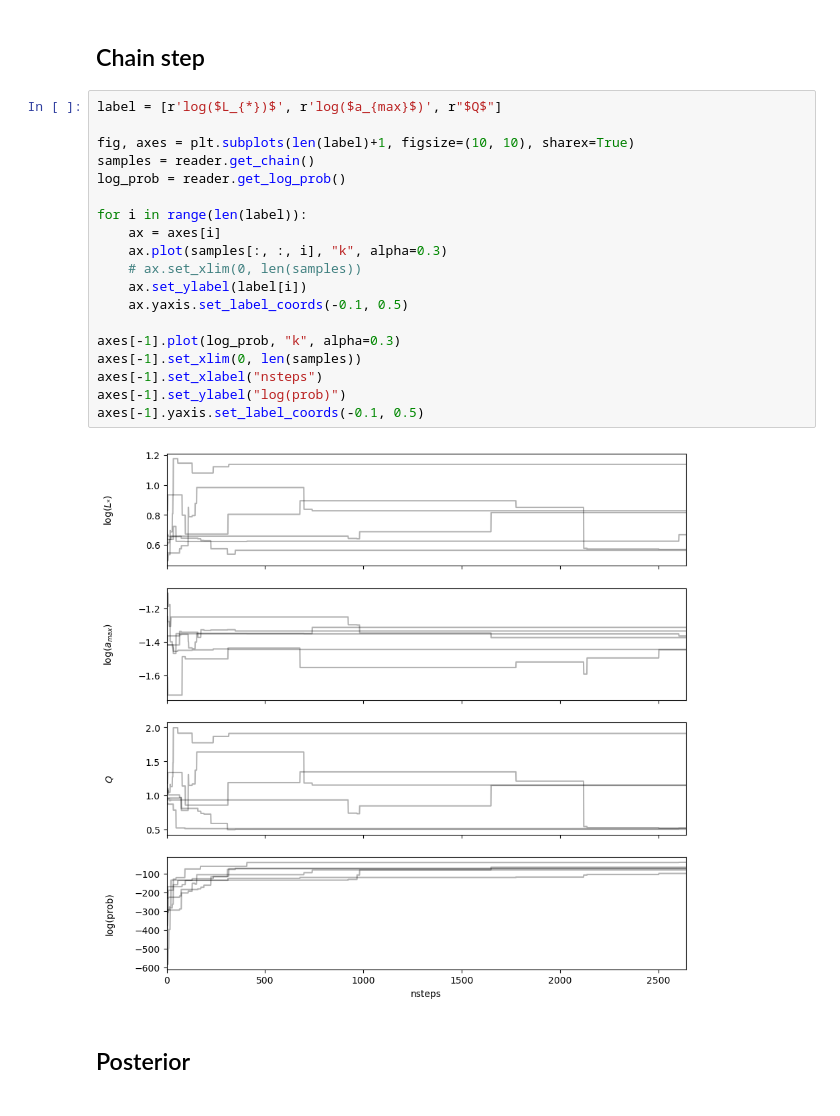
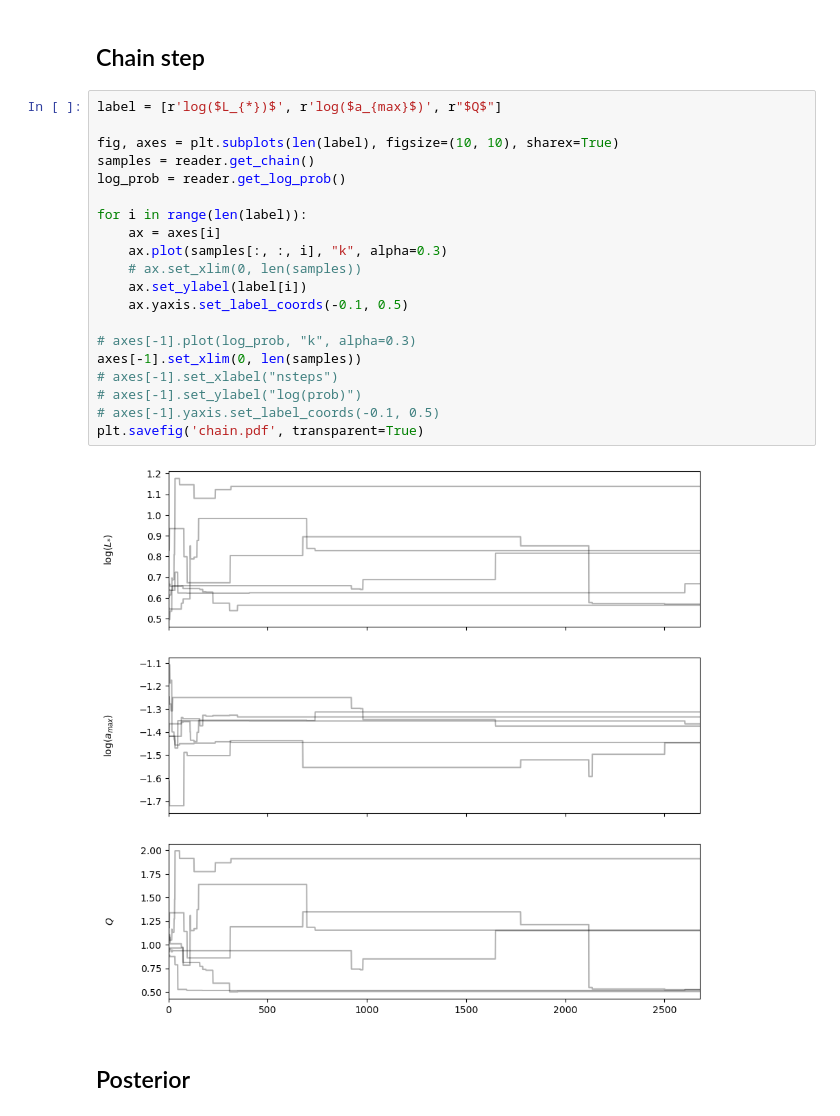
Before and after one commit to hyp0515/Disk_Model, a Jupyter notebook: example/radial_fitting_1e-6/monitor_result.ipynb, the cells around one changed output. Saved outputs shown, nothing was run; the diff lists cells and outputs as text.

```diff
--- a/example/radial_fitting_1e-6/monitor_result.ipynb
+++ b/example/radial_fitting_1e-6/monitor_result.ipynb
@@ -25,24 +25,25 @@ reader = emcee.backends.HDFBackend("progress.h5")
 # %%
 label = [r'log($L_{*})$', r'log($a_{max}$)', r"$Q$"]
 
-fig, axes = plt.subplots(len(label)+1, figsize=(10, 10), sharex=True)
+fig, axes = plt.subplots(len(label), figsize=(10, 10), sharex=True)
 samples = reader.get_chain()
 log_prob = reader.get_log_prob()
 
 for i in range(len(label)):
     ax = axes[i]
     ax.plot(samples[:, :, i], "k", alpha=0.3)
     # ax.set_xlim(0, len(samples))
     ax.set_ylabel(label[i])
     ax.yaxis.set_label_coords(-0.1, 0.5)
 
-axes[-1].plot(log_prob, "k", alpha=0.3)
+# axes[-1].plot(log_prob, "k", alpha=0.3)
 axes[-1].set_xlim(0, len(samples))
-axes[-1].set_xlabel("nsteps")
-axes[-1].set_ylabel("log(prob)")
-axes[-1].yaxis.set_label_coords(-0.1, 0.5)
+# axes[-1].set_xlabel("nsteps")
+# axes[-1].set_ylabel("log(prob)")
+# axes[-1].yaxis.set_label_coords(-0.1, 0.5)
+plt.savefig('chain.pdf', transparent=True)
 # %% [output]
-[figure, old version]
+[figure, new version]
 # %% [markdown]
 ## Posterior
 # %%
```
Also changed, not shown: parts of 1 cell of this notebook, 3 other files.
